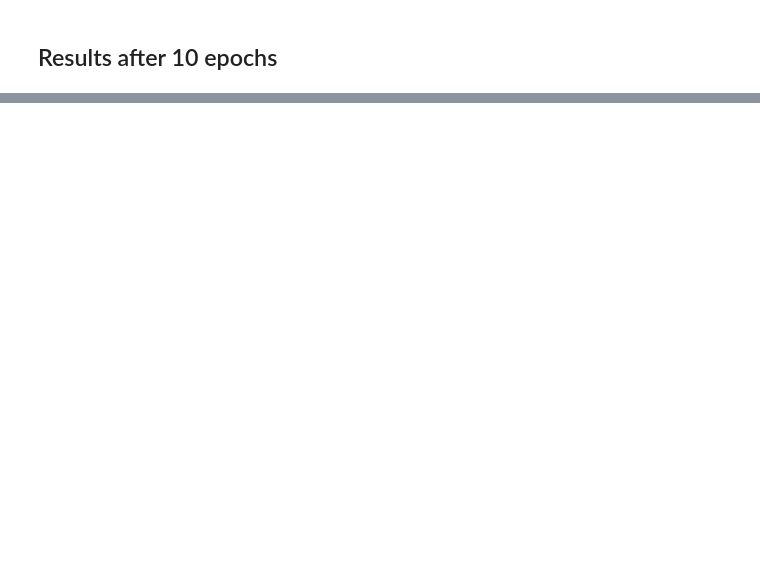
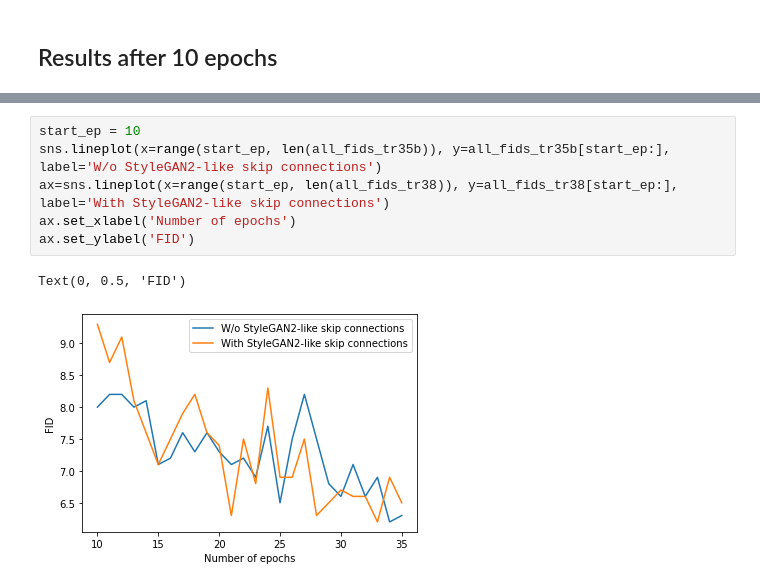
Before and after one commit to davidleonfdez/face2anime, a Jupyter notebook: notebooks/experiments/noise2img-gan.ipynb, the cells around one changed output, grey strips where cells are left out. Cells and saved outputs as stored; diff of their text form; blank space fills up the shorter version.

```diff
--- a/notebooks/experiments/noise2img-gan.ipynb
+++ b/notebooks/experiments/noise2img-gan.ipynb
@@ -3552,0 +3815,9 @@ ax.set_ylabel('FID')
+# %%
+start_ep = 10
+sns.lineplot(x=range(start_ep, len(all_fids_tr35b)), y=all_fids_tr35b[start_ep:], label='W/o StyleGAN2-like skip connections')
+ax=sns.lineplot(x=range(start_ep, len(all_fids_tr38)), y=all_fids_tr38[start_ep:], label='With StyleGAN2-like skip connections')
+ax.set_xlabel('Number of epochs')
+ax.set_ylabel('FID')
+# %% [output]
+Text(0, 0.5, 'FID')
+[figure, added]
```
Also changed, not shown: parts of 100 cells of this notebook.
